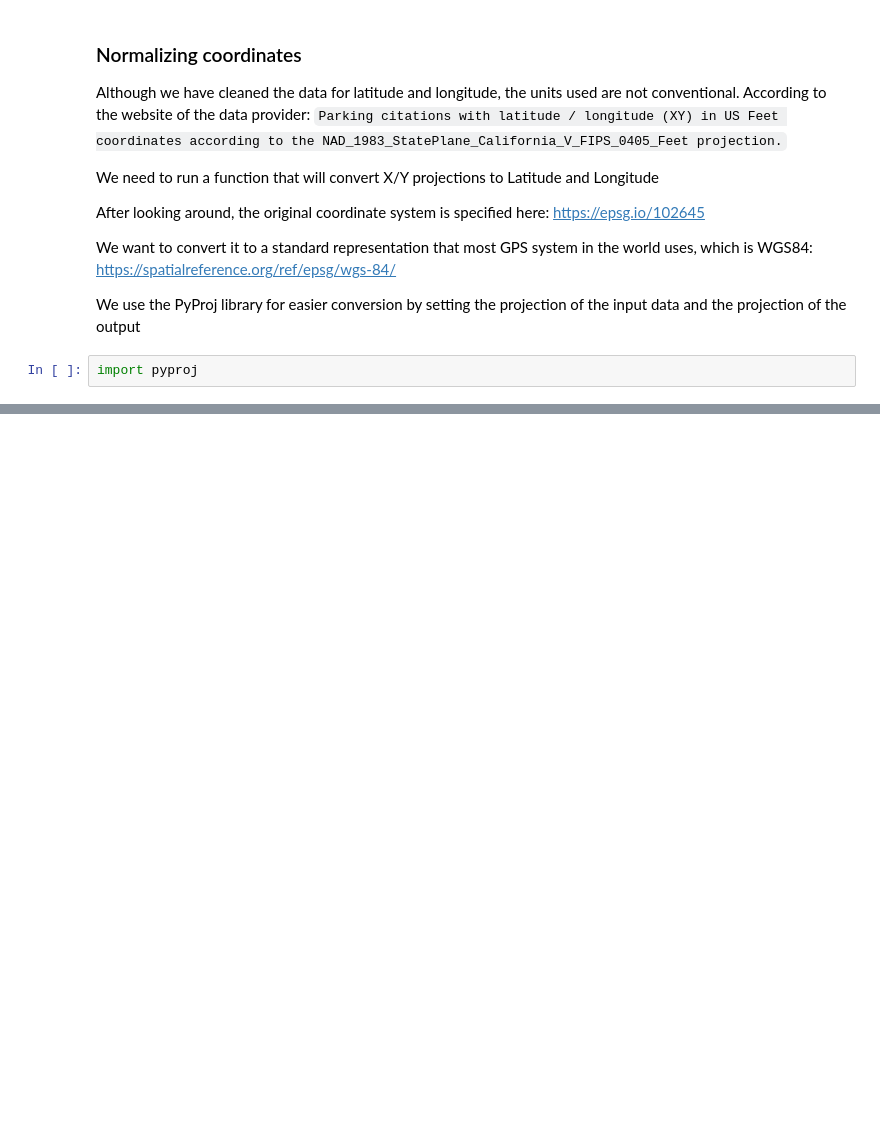
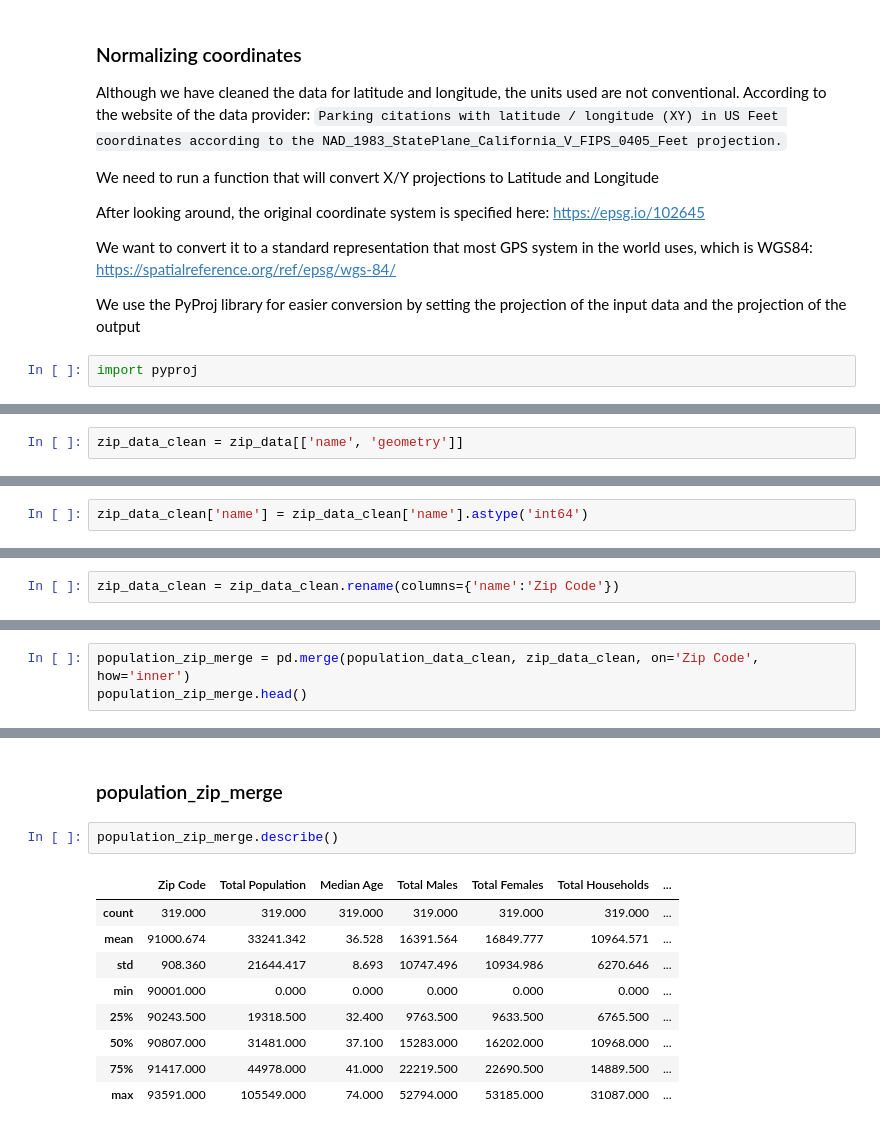
Before and after one commit to simawn/COMP499-Parking-Data-Analytics, a Jupyter notebook: Parking Data Analytics.ipynb, the cells around one changed output, grey strips where cells are left out. Drawn from its saved outputs; the diff is of its cells as text; blank space fills up the shorter version.

```diff
--- a/Parking Data Analytics.ipynb
+++ b/Parking Data Analytics.ipynb
@@ -372,0 +450,2 @@ TypeError: 'function' object is not subscriptable
+# %%
+zip_data_clean = zip_data[['name', 'geometry']]
@@ -372,0 +458,2 @@ TypeError: 'function' object is not subscriptable
+# %%
+zip_data_clean['name'] = zip_data_clean['name'].astype('int64')
@@ -372,0 +476,2 @@ TypeError: 'function' object is not subscriptable
+# %%
+zip_data_clean = zip_data_clean.rename(columns={'name':'Zip Code'})
@@ -372,0 +490,3 @@ TypeError: 'function' object is not subscriptable
+# %%
+population_zip_merge = pd.merge(population_data_clean, zip_data_clean, on='Zip Code', how='inner')
+population_zip_merge.head()
@@ -372,0 +519,14 @@ TypeError: 'function' object is not subscriptable
+# %% [markdown]
+### population_zip_merge
+# %%
+population_zip_merge.describe()
+# %% [output]
+|  | Zip Code | Total Population | Median Age | Total Males | Total Females | Total Households | ... |
+| count | 319.000 | 319.000 | 319.000 | 319.000 | 319.000 | 319.000 | ... |
+| mean | 91000.674 | 33241.342 | 36.528 | 16391.564 | 16849.777 | 10964.571 | ... |
+| std | 908.360 | 21644.417 | 8.693 | 10747.496 | 10934.986 | 6270.646 | ... |
+| min | 90001.000 | 0.000 | 0.000 | 0.000 | 0.000 | 0.000 | ... |
+| 25% | 90243.500 | 19318.500 | 32.400 | 9763.500 | 9633.500 | 6765.500 | ... |
+| 50% | 90807.000 | 31481.000 | 37.100 | 15283.000 | 16202.000 | 10968.000 | ... |
+| 75% | 91417.000 | 44978.000 | 41.000 | 22219.500 | 22690.500 | 14889.500 | ... |
+| max | 93591.000 | 105549.000 | 74.000 | 52794.000 | 53185.000 | 31087.000 | ... |
```
Also changed, not shown: parts of 36 cells of this notebook.
